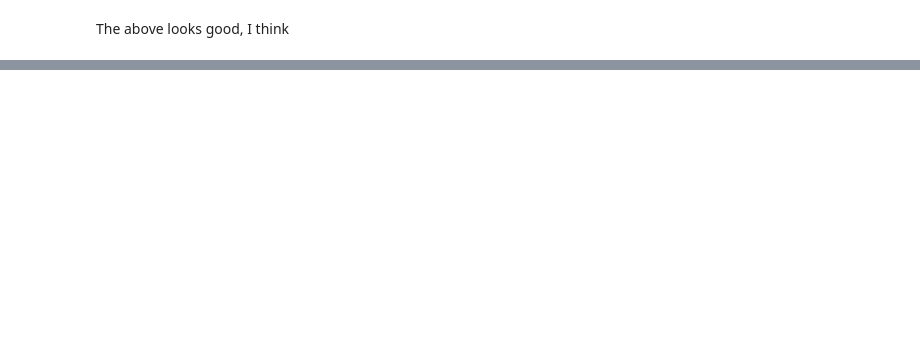
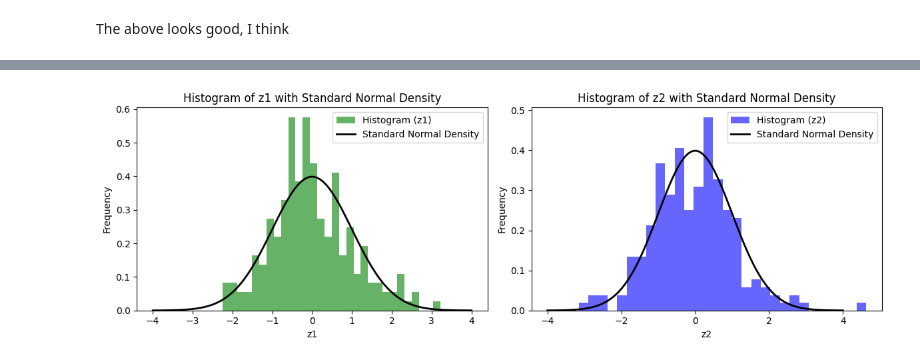
Before and after one commit to equinor/graphite-maps, a Jupyter notebook: docs/source/bayes-empirical-smoothing-autodiff.ipynb, the cells around one changed output, grey strips where cells are left out. Cells and saved outputs as stored; diff of their text form; code cells hidden in the pictures; blank space fills up the shorter version.

```diff
--- a/docs/source/bayes-empirical-smoothing-autodiff.ipynb
+++ b/docs/source/bayes-empirical-smoothing-autodiff.ipynb
@@ -768,0 +990,91 @@ plt.show()
+# %%
+lambda1_val = lambda_1_opt.x # np.array([-1e1])
+lambda2_val = lambda_2_opt.x # np.array([-1e1, -1e1])
+#lambda1_val = np.array([-1e1])
+#lambda2_val = np.array([-1e1, -1e1])
+_, beta1 = test_lambda(lambda1_val, X_basis[:1], S_list1, dBxj, return_beta=True)
+_, beta2 = test_lambda(lambda2_val, X_basis[:2], S_list2, dBxj, return_beta=True)
+
+beta1[-nbasis_mono:] = reparametrize(beta1[-nbasis_mono:])
+z1 = X_basis[0].dot(beta1)
+
+beta2[-nbasis_mono:] = reparametrize(beta2[-nbasis_mono:])
+z2 = np.hstack(X_basis).dot(beta2)
+# %%
+# Create test data
+X_te = sample_wavy_distribution(n)
+X_te_scaled = scaler_X.transform(X_te)
+X_basis_te = [Bx[j](X_te_scaled[:,j]) for j in range(2)]
+z1_te = X_basis_te[0].dot(beta1)
+z2_te = np.hstack(X_basis_te).dot(beta2)
+
+from scipy.stats import norm
+
+x = np.linspace(-4, 4, 100)
+y = norm.pdf(x)
+
+fig, axes = plt.subplots(1, 2, figsize=(12, 4))
+
+# Plot histogram and standard normal density for z1
+axes[0].hist(z1_te, bins=30, density=True, alpha=0.6, color='g', label='Histogram (z1)')
+axes[0].plot(x, y, 'k', linewidth=2, label='Standard Normal Density')
+axes[0].set_title("Histogram of z1 with Standard Normal Density")
+axes[0].set_xlabel("z1")
+axes[0].set_ylabel("Frequency")
+axes[0].legend()
+
+# Plot histogram and standard normal density for z2
+axes[1].hist(z2_te, bins=30, density=True, alpha=0.6, color='b', label='Histogram (z2)')
+axes[1].plot(x, y, 'k', linewidth=2, label='Standard Normal Density')
+axes[1].set_title("Histogram of z2 with Standard Normal Density")
+axes[1].set_xlabel("z2")
+axes[1].set_ylabel("Frequency")
+axes[1].legend()
+
+plt.tight_layout()
+plt.show()
+
+from scipy.stats import multivariate_normal
+import seaborn as sns
+
+# Define the grid for the plot
+x = np.linspace(-4, 4, 100)
+y = np.linspace(-4, 4, 100)
+X, Y = np.meshgrid(x, y)
+positions = np.vstack([X.ravel(), Y.ravel()])
+
+# Create the multivariate normal distribution
+rv = multivariate_normal([0, 0], [[1, 0], [0, 1]])
+
+# Evaluate the density function at the grid points
+Z = rv.pdf(positions.T).reshape(100, 100)
+
+# Create the figure and subplots
+fig, axes = plt.subplots(1, 3, figsize=(14, 5))
+
+# First subplot: Theoretical density
+ax1 = axes[0]
+c1 = ax1.contourf(X, Y, Z, cmap='viridis', alpha=0.6)
+fig.colorbar(c1, ax=ax1)
+ax1.set_title("Theoretical Density")
+ax1.set_xlabel('z1')
+ax1.set_ylabel('z2')
+ax1.set_xlim([-4, 4])
+ax1.set_ylim([-4, 4])
+
+# Second subplot: 2D KDE plot
+ax2 = axes[1]
+sns.kdeplot(x=z1_te, y=z2_te, ax=ax2, cmap='Blues', fill=True, alpha=0.6)
+ax2.set_title("2D KDE Plot")
+ax2.set_xlabel('z1')
+ax2.set_ylabel('z2')
+ax2.set_xlim([-4, 4])
+ax2.set_ylim([-4, 4])
+
+ax2 = axes[2]
+ax2.scatter(z1_te, z2_te)
+
+plt.tight_layout()
+plt.show()
+# %% [output]
+[figure, added]
```
Also changed, not shown: parts of 13 cells of this notebook.
